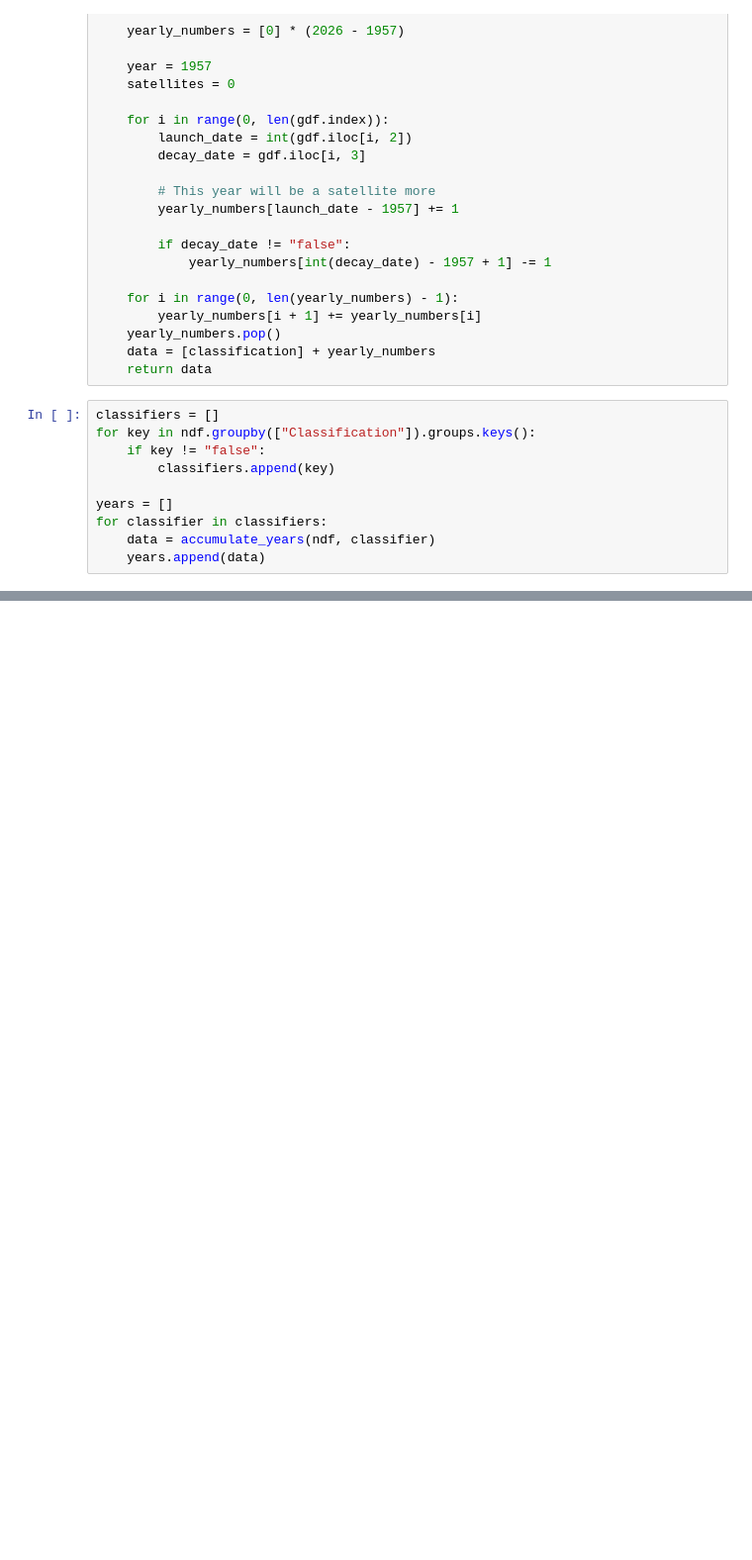
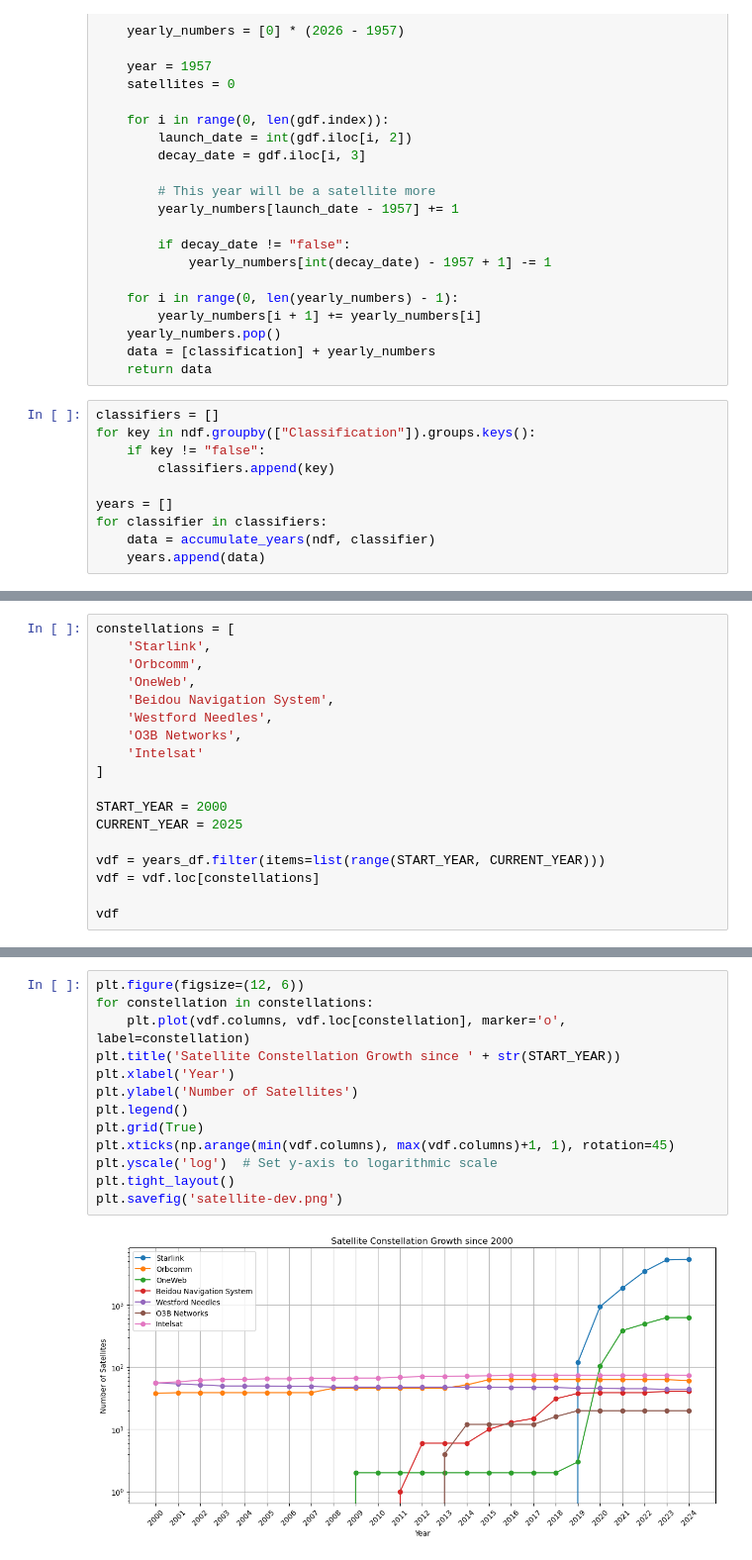
Before and after one commit to diic-starlink/performance-insights-into-starlink, a Jupyter notebook: src/satellite-constellations/visualize-results.ipynb, the cells around one changed output, grey strips where cells are left out. Shown at 99% size. Saved outputs shown, nothing was run; the diff lists cells and outputs as text; blank space fills up the shorter version.

```diff
--- a/src/satellite-constellations/visualize-results.ipynb
+++ b/src/satellite-constellations/visualize-results.ipynb
@@ -100,0 +104,18 @@ years_df
+# %%
+constellations = [
+    'Starlink',
+    'Orbcomm',
+    'OneWeb',
+    'Beidou Navigation System',
+    'Westford Needles',
+    'O3B Networks',
+    'Intelsat'
+]
+
+START_YEAR = 2000
+CURRENT_YEAR = 2025
+
+vdf = years_df.filter(items=list(range(START_YEAR, CURRENT_YEAR)))
+vdf = vdf.loc[constellations]
+
+vdf
@@ -100,0 +133,15 @@ years_df
+# %%
+plt.figure(figsize=(12, 6))
+for constellation in constellations:
+    plt.plot(vdf.columns, vdf.loc[constellation], marker='o', label=constellation)
+plt.title('Satellite Constellation Growth since ' + str(START_YEAR))
+plt.xlabel('Year')
+plt.ylabel('Number of Satellites')
+plt.legend()
+plt.grid(True)
+plt.xticks(np.arange(min(vdf.columns), max(vdf.columns)+1, 1), rotation=45)
+plt.yscale('log')  # Set y-axis to logarithmic scale
+plt.tight_layout()
+plt.savefig('satellite-dev.png')
+# %% [output]
+[figure, added]
```
Also changed, not shown: parts of 4 cells of this notebook, 5 other files.
